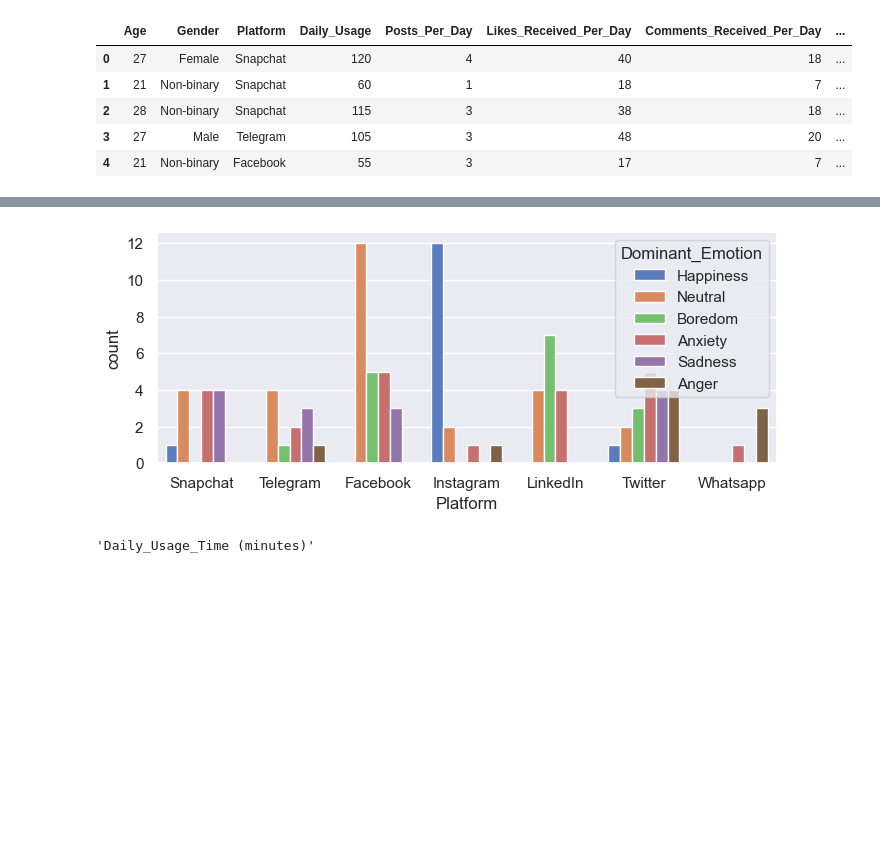
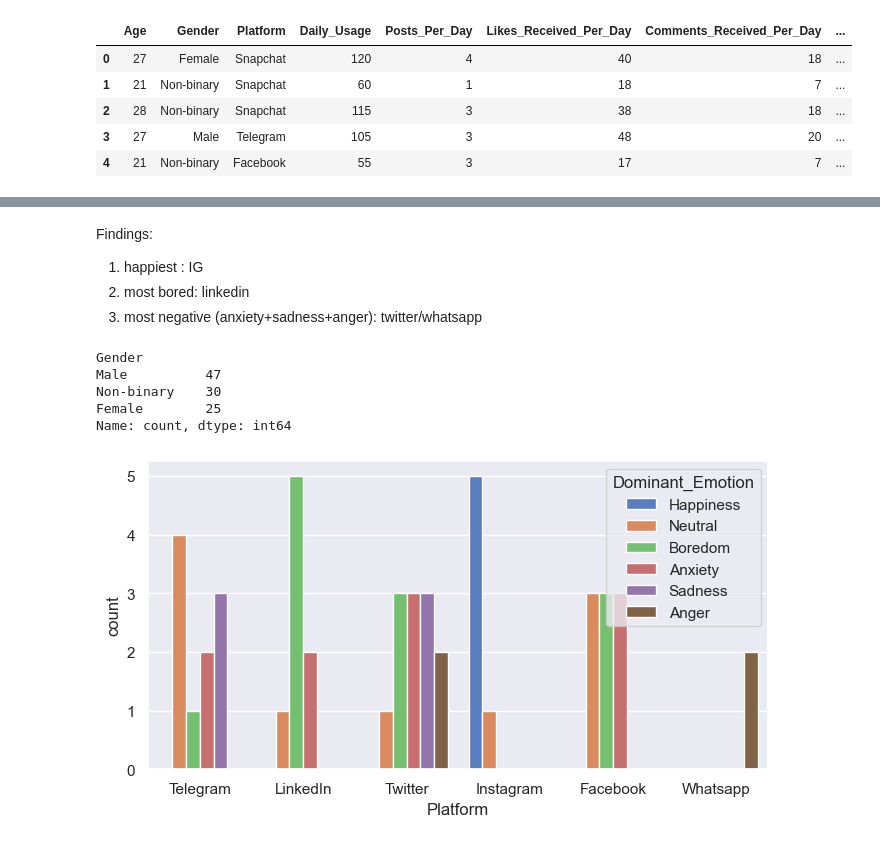
Before and after one commit to Rocky487/EDA-of-Relationships-between-Social-Media-Usage-and-Emotions, a Jupyter notebook: project.ipynb, the cells around one changed output, grey strips where cells are left out. Drawn from its saved outputs; the diff is of its cells as text; code cells hidden in the pictures; blank space fills up the shorter version.

```diff
--- a/project.ipynb
+++ b/project.ipynb
@@ -10,9 +10,19 @@ mpl.rcParams['figure.figsize'] = [6, 6] #default figure size
+# %%
+def usagerange(x):
+    i = 40
+    while i <= 200:
+        if i+20 >= x >= i:
+            break
+        i += 20
+    return str(i) + '-' + str(i+20) + 'minutes'
 # %%
 df = pd.read_csv('./test.csv')
 df = df.drop('User_ID', axis=1)
 df.iloc[46,0], df.iloc[46,1] = df.iloc[46,1],df.iloc[46,0]
 df.Age = df.Age.astype(int)
 df.rename({'Daily_Usage_Time (minutes)': 'Daily_Usage'}, axis=1, inplace=True)
+df = df[df["Gender"].str.contains("Marie") == False]
+df['Daily_Usage_Range'] = df.Daily_Usage.apply(usagerange)
 df.head()
 # %% [output]
 |  | Age | Gender | Platform | Daily_Usage | Posts_Per_Day | Likes_Received_Per_Day | Comments_Received_Per_Day | ... |
@@ -21,7 +31,3 @@ df.head()
 | 2 | 28 | Non-binary | Snapchat | 115 | 3 | 38 | 18 | ... |
 | 3 | 27 | Male | Telegram | 105 | 3 | 48 | 20 | ... |
 | 4 | 21 | Non-binary | Facebook | 55 | 3 | 17 | 7 | ... |
-# %%
-mpl.rcParams['figure.figsize'] = [8, 3]
-a=df.groupby('Platform').Dominant_Emotion.value_counts()
-a.plot.bar()
@@ -31,4 +34,4 @@ a.plot.bar()
 # %%
-def platformemotion(m):
+def platformemotion(i):
     hueorder = ['Happiness','Neutral','Boredom','Anxiety','Sadness','Anger']
-    sns.countplot(data=m, x = 'Platform', hue="Dominant_Emotion", hue_order=hueorder, palette= "muted")
+    sns.countplot(data=i, x = 'Platform', hue="Dominant_Emotion", hue_order=hueorder, palette= "muted")
@@ -35,8 +48,17 @@ def platformemotion(m):
+# %% [markdown]
+Findings:
+1. happiest : IG
+2. most bored: linkedin
+3. most negative (anxiety+sadness+anger): twitter/whatsapp
+# %%
+df.Gender.value_counts()
+# %% [output]
+Gender
+Male          47
+Non-binary    30
+Female        25
+Name: count, dtype: int64
 # %%
-platformemotion(df)
+platformemotion(df[df.Gender=='Male'])
 # %% [output]
-[figure, old version]
+[figure, new version]
-# %%
-df.columns[3]
-# %% [output]
-'Daily_Usage_Time (minutes)'
```
Also changed, not shown: parts of 21 cells of this notebook.
